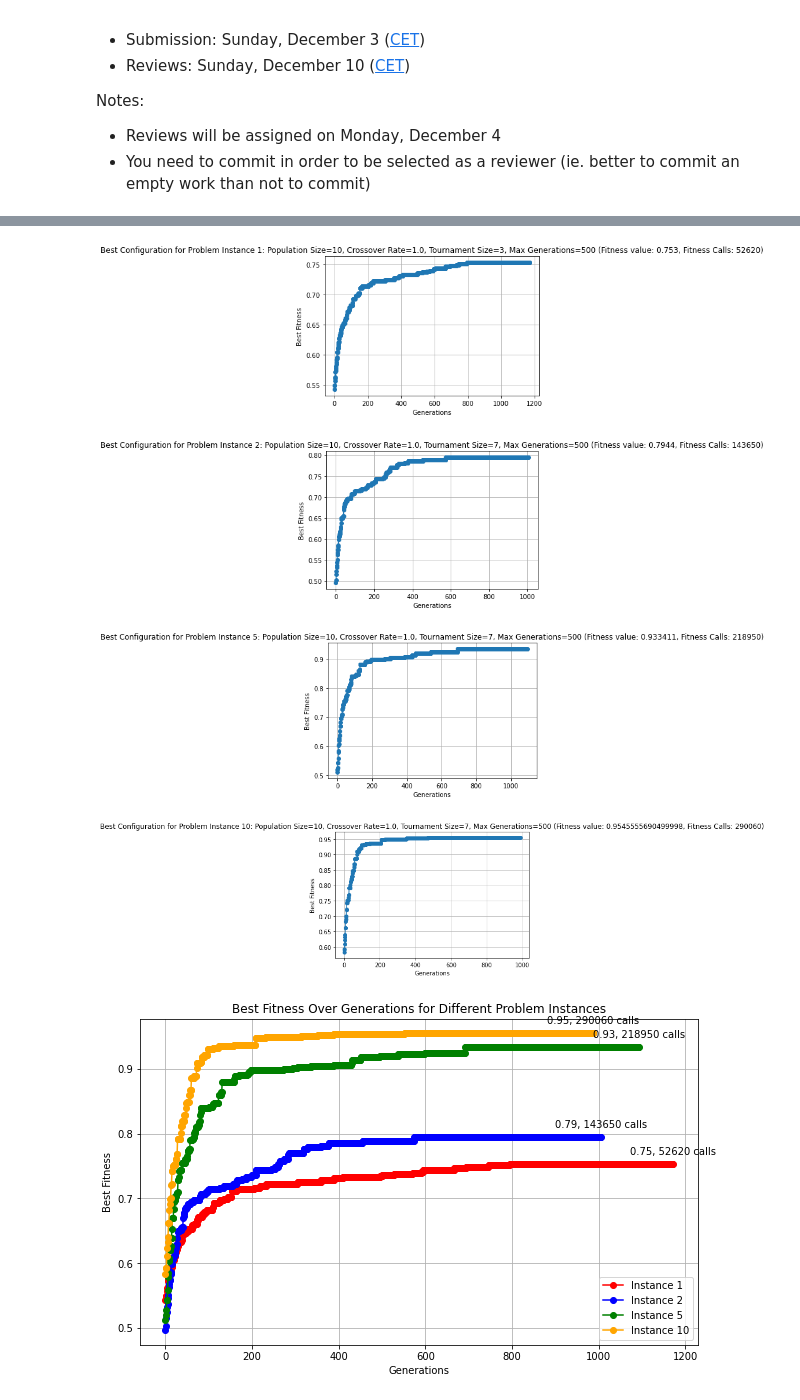
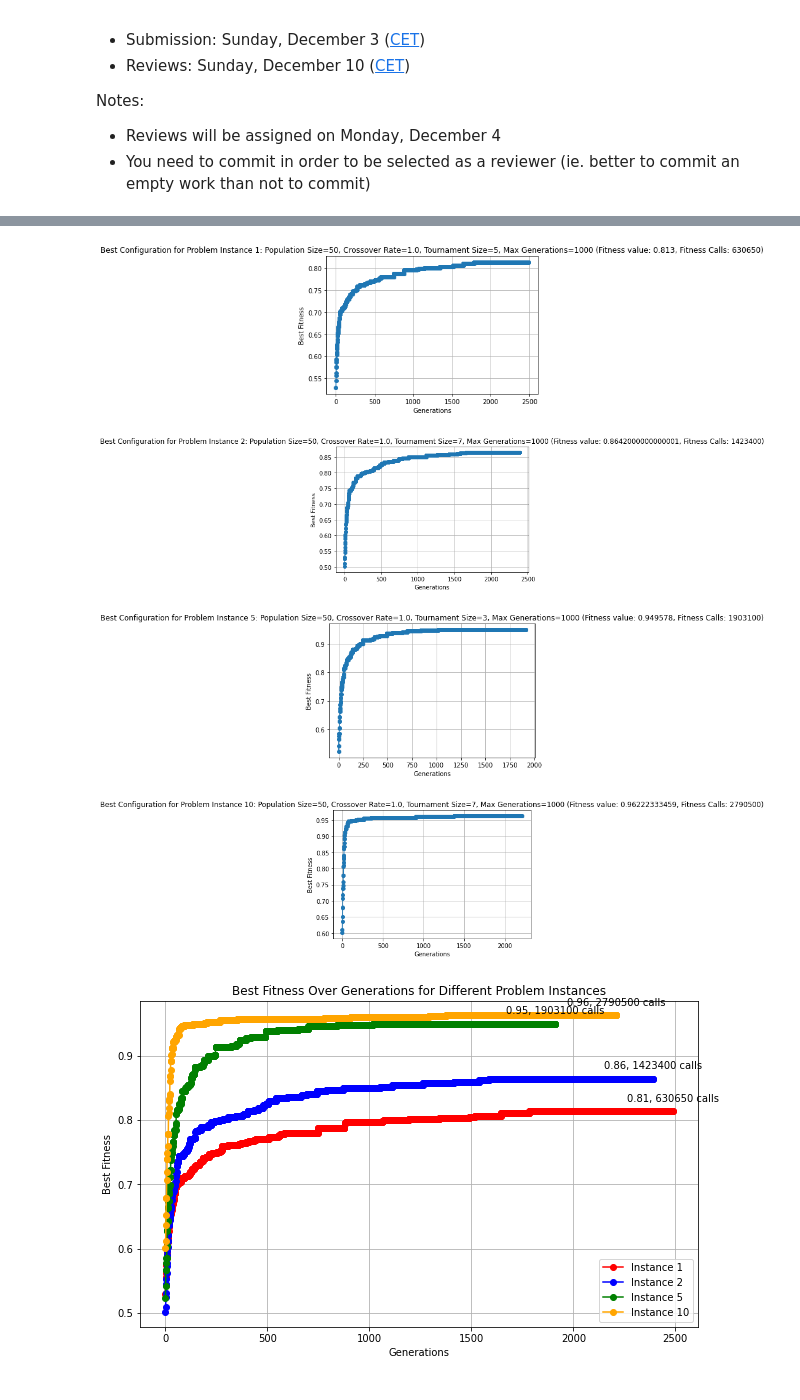
Before and after one commit to s316467/Computational-Intelligence-23-24, a Jupyter notebook: Labs/Lab9/lab2.ipynb, the cells around one changed output, grey strips where cells are left out. Saved outputs shown, nothing was run; the diff lists cells and outputs as text; code cells hidden in the pictures.

```diff
--- a/Labs/Lab9/lab2.ipynb
+++ b/Labs/Lab9/lab2.ipynb
@@ -133,8 +319,8 @@ tournament_sizes = [3, 5, 7] # Advised by professor
 problem_instances = [1, 2, 5, 10] # Requirement of the assignment
 
 # Parameter (modifiable)
-max_generations = [500] # Other iterations number are too long to run
-population_sizes = [10] # [50, 100, 200, 500] # also called mi # unuseful most of the times trying with other higher settings
+max_generations = [1000] # Other iterations number are too long to run
+population_sizes = [50] # [50, 100, 200, 500] # also called mi # unuseful most of the times trying with other higher settings
 lambda_ = population_sizes[0] + population_sizes[0]//5  # Number of offspring, usually lambda > mu
 crossover_rates = [0.6, 0.8, 1.0]
 convergence_threshold = max_generations[0]//5  # Number of generations without improvement to trigger termination
@@ -290,35 +476,35 @@ for problem_instance_number in problem_instances:
 # Collecting fitness histories for each problem instance
 fitness_histories = {problem_instance: fitness_history_per_combination[highest_fitness_per_instance[problem_instance][1]]
                      for problem_instance in problem_instances}
 
 # Define a list of distinct colors for each problem instance
 colors = ['red', 'blue', 'green', 'orange']  # Adjust colors as needed
 
 plt.figure(figsize=(10, 6))
 
 # Plotting the highest fitness for each problem instance on the same graph
 for i, problem_instance in enumerate(problem_instances):
     fitness_history = fitness_histories[problem_instance]
     highest_fitness, configuration, fitness_calls = highest_fitness_per_instance[problem_instance]
 
     # Plot the fitness history
     plt.plot(range(len(fitness_history)), fitness_history, marker='o', color=colors[i], label=f'Instance {problem_instance}')
 
     # Annotation for the last point
     last_gen = len(fitness_history) - 1
     last_fitness = fitness_history[-1]
     annotation_text = f"{highest_fitness:.2f}, {fitness_calls} calls"
     plt.annotate(annotation_text, (last_gen, last_fitness), textcoords="offset points", xytext=(0,10), ha='center')
 
 plt.title("Best Fitness Over Generations for Different Problem Instances")
 plt.xlabel("Generations")
 plt.ylabel("Best Fitness")
 plt.grid(True)
 plt.legend()  # Display a legend to identify problem instances
 plt.show()
 # %% [output]
-[figure, old version]
+[figure, new version]
-[figure, old version]
+[figure, new version]
-[figure, old version]
+[figure, new version]
-[figure, old version]
+[figure, new version]
-[figure, old version]
+[figure, new version]
```
Also changed, not shown: parts of 2 cells of this notebook, 1 other file.
